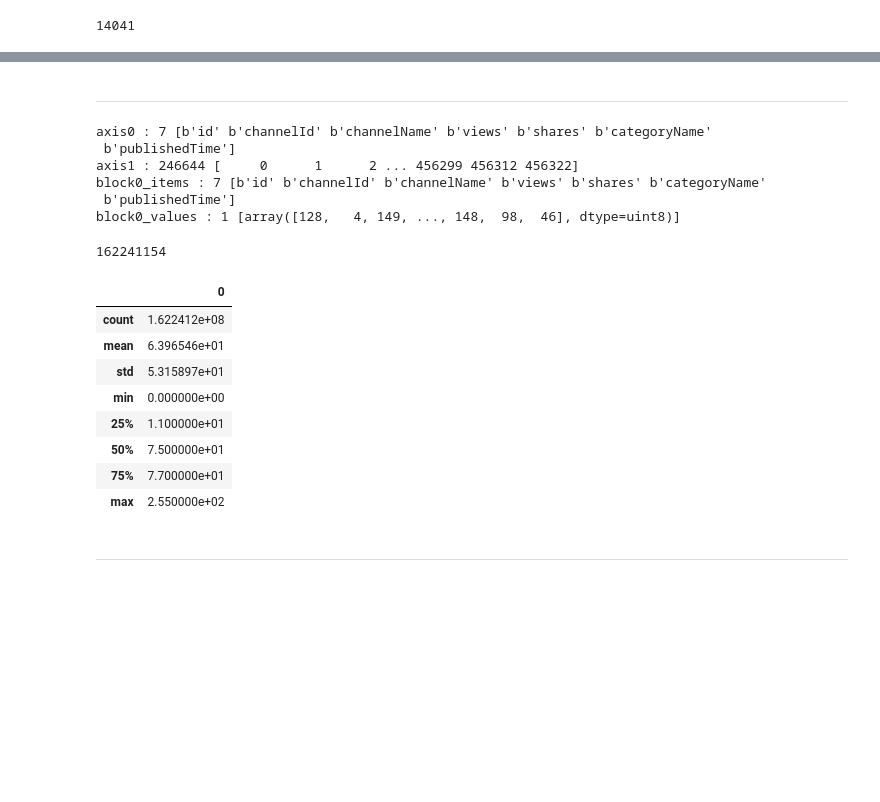
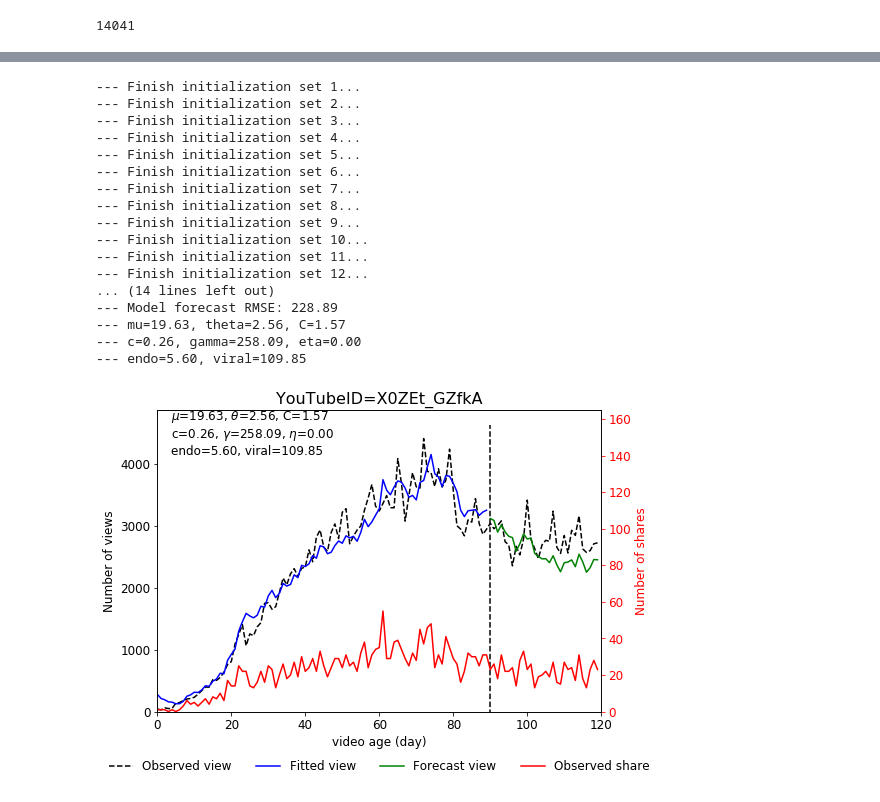
Before and after one commit to septasset/hip-popularity, a Jupyter notebook: explore/explore_active.ipynb, the cells around one changed output, grey strips where cells are left out. Cells and saved outputs as stored; diff of their text form; code cells hidden in the pictures; blank space fills up the shorter version.

```diff
--- a/explore/explore_active.ipynb
+++ b/explore/explore_active.ipynb
@@ -12,0 +49,6 @@ len(dataset)
+# %%
+active_series = {}
+for video in dataset:
+    active_series[video['YoutubeID']] = (video['dailyTweets'], video['numShare'], video['dailyViewcount'], video['watchTime'])
+pd_active = pd.DataFrame.from_dict(active_series, orient="index", columns=("dailyTweets", "numShare", "dailyViewcount", "watchTime"))
+pd_active.head()
@@ -37,2 +67,0 @@ pd.DataFrame.describe(pd_active)
-# %% [markdown]
----
@@ -43,29 +67,0 @@ active3yr = h5py.File(active3yr_file, "r")
-# %%
-# df -> ['axis0', 'axis1', 'block0_items', 'block0_values']
-for x in ['axis0', 'axis1', 'block0_items', 'block0_values']:
-    print(x,":", len(active3yr['df'][x][:]), active3yr['df'][x][:])
-len(active3yr['df']["block0_values"][0][:])
-# %% [output]
-axis0 : 7 [b'id' b'channelId' b'channelName' b'views' b'shares' b'categoryName'
- b'publishedTime']
-axis1 : 246644 [     0      1      2 ... 456299 456312 456322]
-block0_items : 7 [b'id' b'channelId' b'channelName' b'views' b'shares' b'categoryName'
- b'publishedTime']
-block0_values : 1 [array([128,   4, 149, ..., 148,  98,  46], dtype=uint8)]
-162241154
-# %%
-vals = np.array(active3yr['df']["block0_values"][0][:])
-pd_tmpt = pd.DataFrame(vals)
-pd.DataFrame.describe(pd_tmpt)
-# %% [output]
-|  | 0 |
-| count | 1.622412e+08 |
-| mean | 6.396546e+01 |
-| std | 5.315897e+01 |
-| min | 0.000000e+00 |
-| 25% | 1.100000e+01 |
-| 50% | 7.500000e+01 |
-| 75% | 7.700000e+01 |
-| max | 2.550000e+02 |
-# %% [markdown]
----
@@ -74,0 +68,35 @@ pd_ds2 = pd.read_csv()
+# %%
+test_vid = 'X0ZEt_GZfkA'
+daily_share, daily_view, daily_watch = active_videos[test_vid]
+num_train = 90
+num_test = 30
+num_initialization = 25
+
+import sys
+sys.path.insert(0, '../')
+from pyhip import HIP
+# %%
+hip_model = HIP()
+hip_model.initial(daily_share, daily_view, num_train, num_test, num_initialization)
+hip_model.fit_with_bfgs()
+hip_model.print_parameters()
+hip_model.plot_func('YouTubeID={0}'.format(test_vid))
+# %% [output]
+--- Finish initialization set 1...
+--- Finish initialization set 2...
+--- Finish initialization set 3...
+--- Finish initialization set 4...
+--- Finish initialization set 5...
+--- Finish initialization set 6...
+--- Finish initialization set 7...
+--- Finish initialization set 8...
+--- Finish initialization set 9...
+--- Finish initialization set 10...
+--- Finish initialization set 11...
+--- Finish initialization set 12...
+... (14 lines left out)
+--- Model forecast RMSE: 228.89
+--- mu=19.63, theta=2.56, C=1.57
+--- c=0.26, gamma=258.09, eta=0.00
+--- endo=5.60, viral=109.85
+[figure, added]
```
Also changed, not shown: parts of 17 cells of this notebook, 1 other file.
